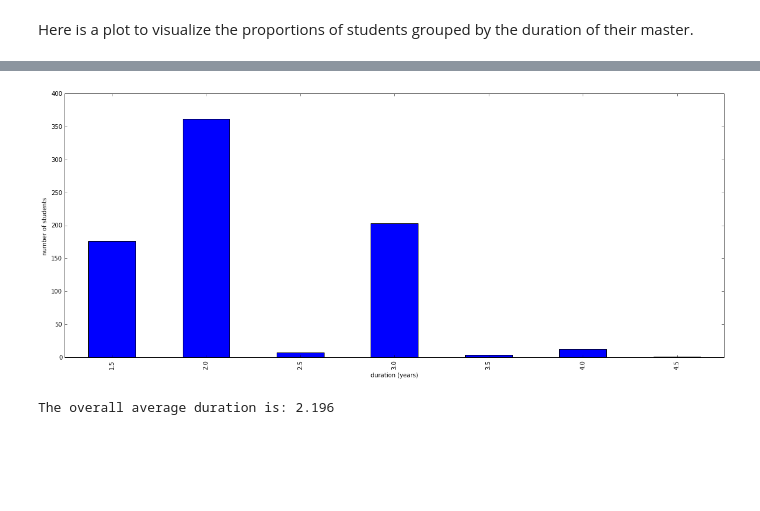
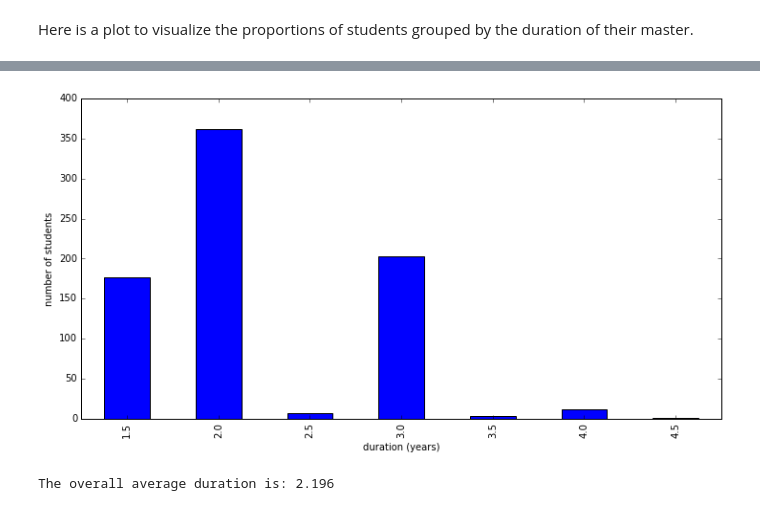
Before and after one commit to Symsystem/adaepflHomework, a Jupyter notebook: 02 - Data from the Web/Data from the web.ipynb, the cells around one changed output, grey strips where cells are left out. Saved outputs shown, nothing was run; the diff lists cells and outputs as text; code cells hidden in the pictures; blank space fills up the shorter version.

```diff
--- a/02 - Data from the Web/Data from the web.ipynb
+++ b/02 - Data from the Web/Data from the web.ipynb
@@ -343,7 +343,7 @@ students
 # %% [markdown]
 Here is a plot to visualize the proportions of students grouped by the duration of their master.
 # %%
-plt.figure(figsize=(20,8))
+plt.figure(figsize=(12,6))
 
 ax = students.groupby(['duration']).count().name.plot(kind='bar')
 ax.set(xlabel='duration (years)', ylabel='number of students')
@@ -352,4 +353,4 @@ ax.set(xlabel='duration (years)', ylabel='number of students')
-[figure, old version]
+[figure, new version]
 # %%
 overall_avg_duration = students['duration'].mean()
 print('The overall average duration is:', round(overall_avg_duration, 3))
```
Also changed, not shown: parts of 21 cells of this notebook.
